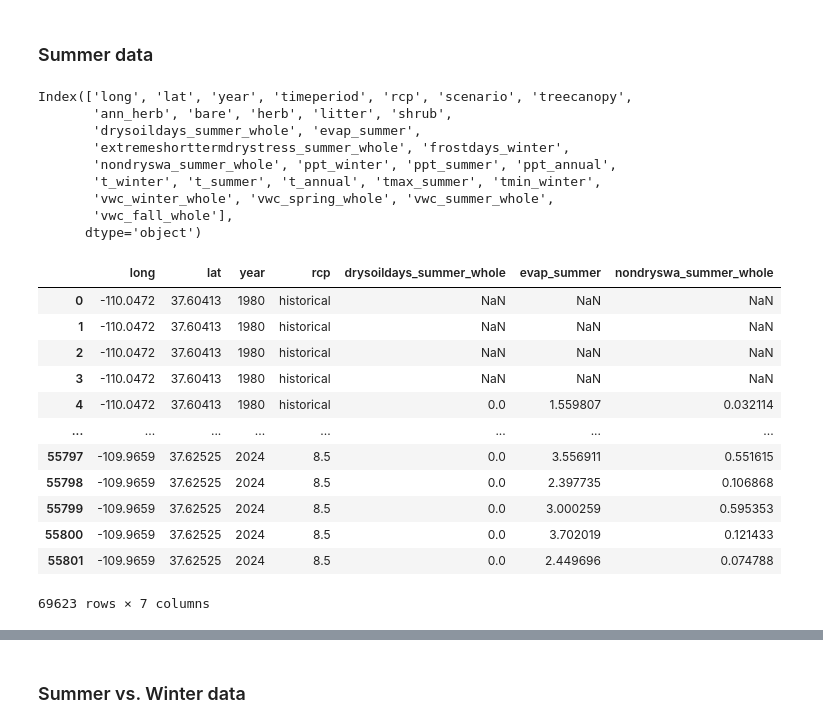
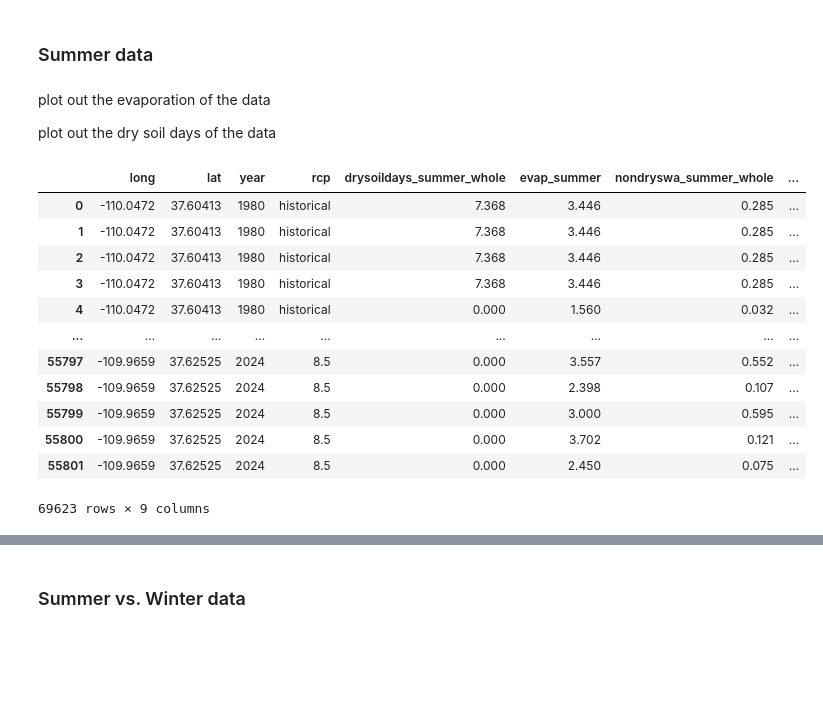
Before and after one commit to hannah-hana-kim/DSAN-Scholarship, a Jupyter notebook: random.ipynb, the cells around one changed output, grey strips where cells are left out. Drawn from its saved outputs; the diff is of its cells as text; code cells hidden in the pictures; blank space fills up the shorter version.

```diff
--- a/random.ipynb
+++ b/random.ipynb
@@ -126,39 +121,41 @@ See the caveats in the documentation: https://pandas.pydata.org/pandas-docs/stab
 greenery.to_csv('./data/greenery_data.csv', index=False)
 # %% [markdown]
 ### Summer data
-# %%
-df.columns
-# %% [output]
-Index(['long', 'lat', 'year', 'timeperiod', 'rcp', 'scenario', 'treecanopy',
-       'ann_herb', 'bare', 'herb', 'litter', 'shrub',
-       'drysoildays_summer_whole', 'evap_summer',
-       'extremeshorttermdrystress_summer_whole', 'frostdays_winter',
-       'nondryswa_summer_whole', 'ppt_winter', 'ppt_summer', 'ppt_annual',
-       't_winter', 't_summer', 't_annual', 'tmax_summer', 'tmin_winter',
-       'vwc_winter_whole', 'vwc_spring_whole', 'vwc_summer_whole',
-       'vwc_fall_whole'],
-      dtype='object')
 # %%
 # summer related data
 # extract the relevant data
-summer_columns = ['long', 'lat', 'year', 'rcp', 'drysoildays_summer_whole', 'evap_summer', 'nondryswa_summer_whole']
+summer_columns = ['long', 'lat', 'year', 'rcp', 'drysoildays_summer_whole', 'evap_summer', 'nondryswa_summer_whole', 'ppt_summer', 'tmax_summer']
 summer = df[summer_columns]
-
-# save the data to csv file
-summer.to_csv('./data/summer_data.csv', index=False)
-
-summer
-# %% [output]
-|  | long | lat | year | rcp | drysoildays_summer_whole | evap_summer | nondryswa_summer_whole |
-| 0 | -110.0472 | 37.60413 | 1980 | historical | NaN | NaN | NaN |
-| 1 | -110.0472 | 37.60413 | 1980 | historical | NaN | NaN | NaN |
-| 2 | -110.0472 | 37.60413 | 1980 | historical | NaN | NaN | NaN |
-| 3 | -110.0472 | 37.60413 | 1980 | historical | NaN | NaN | NaN |
-| 4 | -110.0472 | 37.60413 | 1980 | historical | 0.0 | 1.559807 | 0.032114 |
-| ... | ... | ... | ... | ... | ... | ... | ... |
-| 55797 | -109.9659 | 37.62525 | 2024 | 8.5 | 0.0 | 3.556911 | 0.551615 |
-| 55798 | -109.9659 | 37.62525 | 2024 | 8.5 | 0.0 | 2.397735 | 0.106868 |
-| 55799 | -109.9659 | 37.62525 | 2024 | 8.5 | 0.0 | 3.000259 | 0.595353 |
-| 55800 | -109.9659 | 37.62525 | 2024 | 8.5 | 0.0 | 3.702019 | 0.121433 |
-| 55801 | -109.9659 | 37.62525 | 2024 | 8.5 | 0.0 | 2.449696 | 0.074788 |
-69623 rows × 7 columns
+# %% [markdown]
+plot out the evaporation of the data
+
+plot out the dry soil days of the data
+# %%
+# fill missing values with the mean
+# Fill missing values with the mean using loc
+summer.loc[:, 'drysoildays_summer_whole'] = summer['drysoildays_summer_whole'].fillna(summer['drysoildays_summer_whole'].mean())
+summer.loc[:, 'evap_summer'] = summer['evap_summer'].fillna(summer['evap_summer'].mean())
+summer.loc[:, 'nondryswa_summer_whole'] = summer['nondryswa_summer_whole'].fillna(summer['nondryswa_summer_whole'].mean())
+summer.loc[:, 'ppt_summer'] = summer['ppt_summer'].fillna(summer['ppt_summer'].mean())
+summer.loc[:, 'tmax_summer'] = summer['tmax_summer'].fillna(summer['tmax_summer'].mean())
+
+# round the columns
+summer = summer.round({'drysoildays_summer_whole': 3, 'evap_summer': 3, 'nondryswa_summer_whole': 3, 'ppt_summer': 3, 'tmax_summer': 3})
+
+# save the data to csv file
+summer.to_csv('./data/summer_data.csv', index=False)
+summer
+# %% [output]
+|  | long | lat | year | rcp | drysoildays_summer_whole | evap_summer | nondryswa_summer_whole | ... |
+| 0 | -110.0472 | 37.60413 | 1980 | historical | 7.368 | 3.446 | 0.285 | ... |
+| 1 | -110.0472 | 37.60413 | 1980 | historical | 7.368 | 3.446 | 0.285 | ... |
+| 2 | -110.0472 | 37.60413 | 1980 | historical | 7.368 | 3.446 | 0.285 | ... |
+| 3 | -110.0472 | 37.60413 | 1980 | historical | 7.368 | 3.446 | 0.285 | ... |
+| 4 | -110.0472 | 37.60413 | 1980 | historical | 0.000 | 1.560 | 0.032 | ... |
+| ... | ... | ... | ... | ... | ... | ... | ... | ... |
+| 55797 | -109.9659 | 37.62525 | 2024 | 8.5 | 0.000 | 3.557 | 0.552 | ... |
+| 55798 | -109.9659 | 37.62525 | 2024 | 8.5 | 0.000 | 2.398 | 0.107 | ... |
+| 55799 | -109.9659 | 37.62525 | 2024 | 8.5 | 0.000 | 3.000 | 0.595 | ... |
+| 55800 | -109.9659 | 37.62525 | 2024 | 8.5 | 0.000 | 3.702 | 0.121 | ... |
+| 55801 | -109.9659 | 37.62525 | 2024 | 8.5 | 0.000 | 2.450 | 0.075 | ... |
+69623 rows × 9 columns
```
Also changed, not shown: parts of 15 cells of this notebook, 1 other file.
